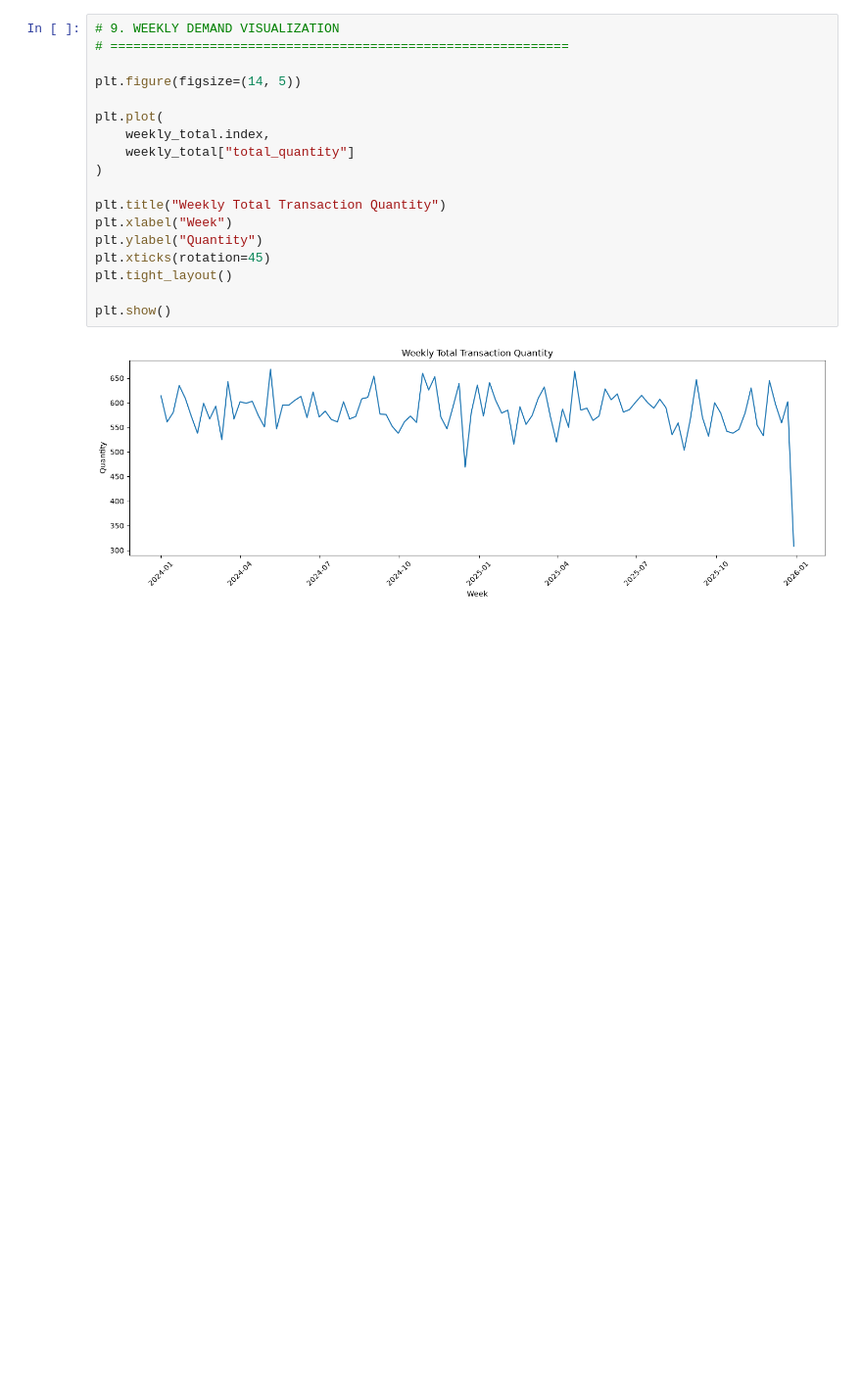
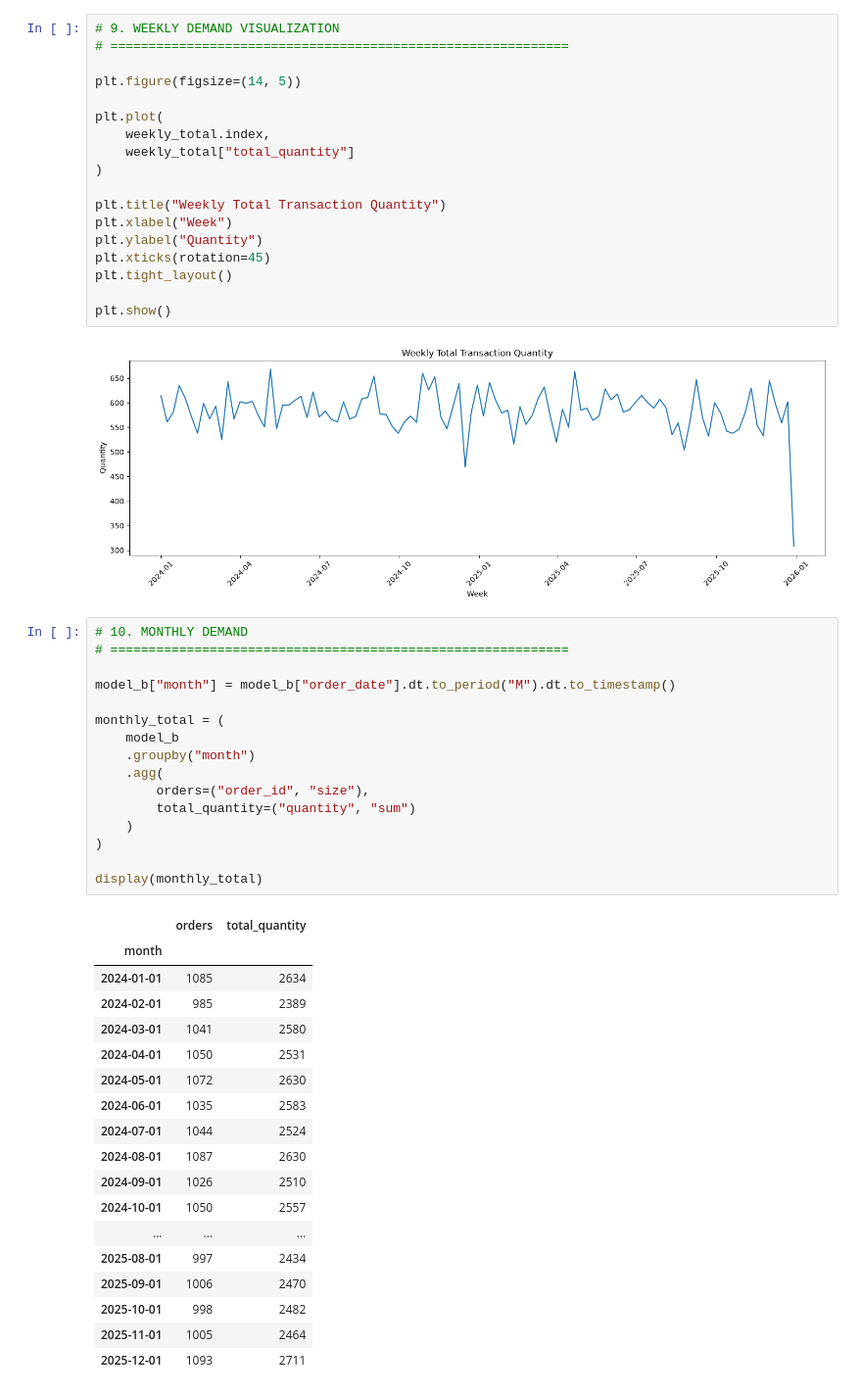
Before and after one commit to Thomasayanfeoluwa/E-Commerce-Risk-And-Demand-Intelligent-System, a Jupyter notebook: notebook/01_data_understanding.ipynb, the cells around one changed output. Shown at 98% size. Drawn from its saved outputs; the diff is of its cells as text; blank space fills up the shorter version.

```diff
--- a/notebook/01_data_understanding.ipynb
+++ b/notebook/01_data_understanding.ipynb
@@ -738,3 +738,38 @@ plt.tight_layout()
 plt.show()
 # %% [output]
 [figure]
+# %%
+# 10. MONTHLY DEMAND
+# ============================================================
+
+model_b["month"] = model_b["order_date"].dt.to_period("M").dt.to_timestamp()
+
+monthly_total = (
+    model_b
+    .groupby("month")
+    .agg(
+        orders=("order_id", "size"),
+        total_quantity=("quantity", "sum")
+    )
+)
+
+display(monthly_total)
+# %% [output]
+|  | orders | total_quantity |
+| month |  |  |
+| 2024-01-01 | 1085 | 2634 |
+| 2024-02-01 | 985 | 2389 |
+| 2024-03-01 | 1041 | 2580 |
+| 2024-04-01 | 1050 | 2531 |
+| 2024-05-01 | 1072 | 2630 |
+| 2024-06-01 | 1035 | 2583 |
+| 2024-07-01 | 1044 | 2524 |
+| 2024-08-01 | 1087 | 2630 |
+| 2024-09-01 | 1026 | 2510 |
+| 2024-10-01 | 1050 | 2557 |
+| ... | ... | ... |
+| 2025-08-01 | 997 | 2434 |
+| 2025-09-01 | 1006 | 2470 |
+| 2025-10-01 | 998 | 2482 |
+| 2025-11-01 | 1005 | 2464 |
+| 2025-12-01 | 1093 | 2711 |
```
Also changed, not shown: parts of 9 cells of this notebook.
